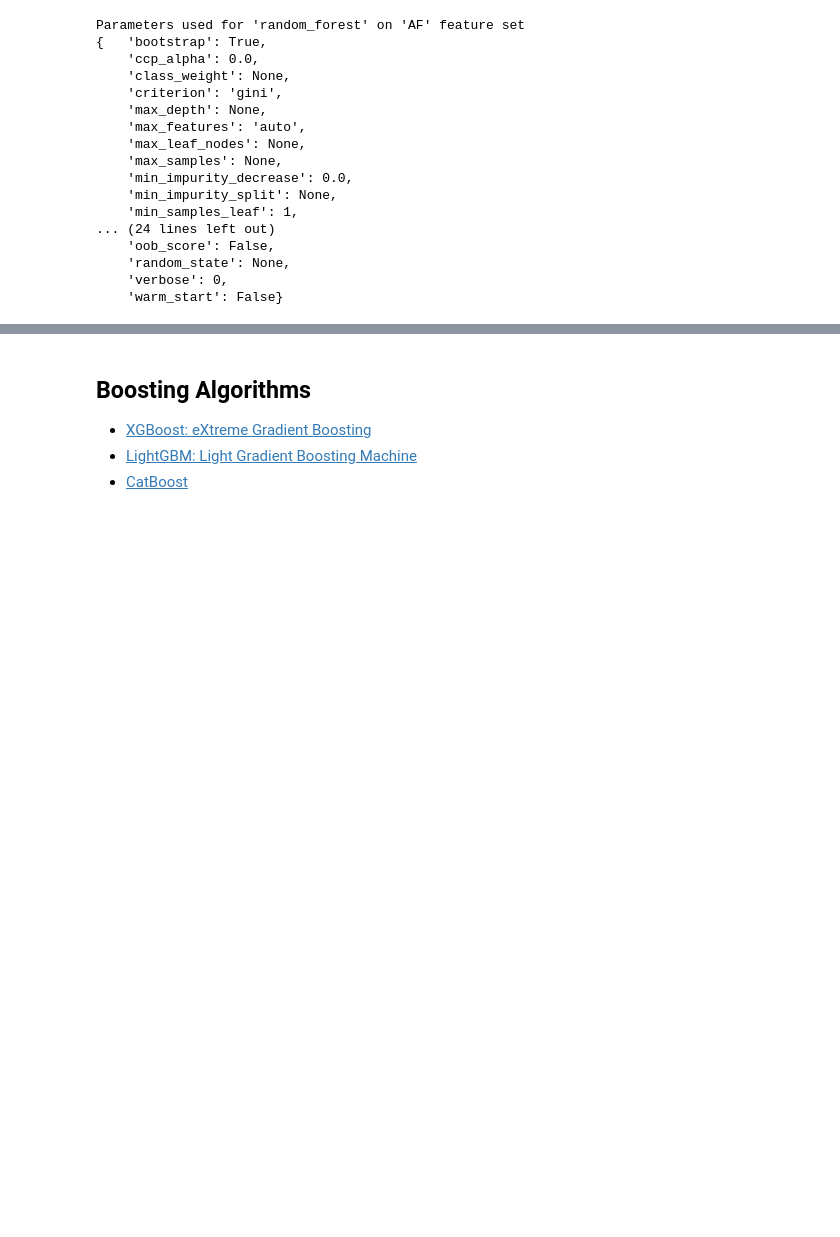
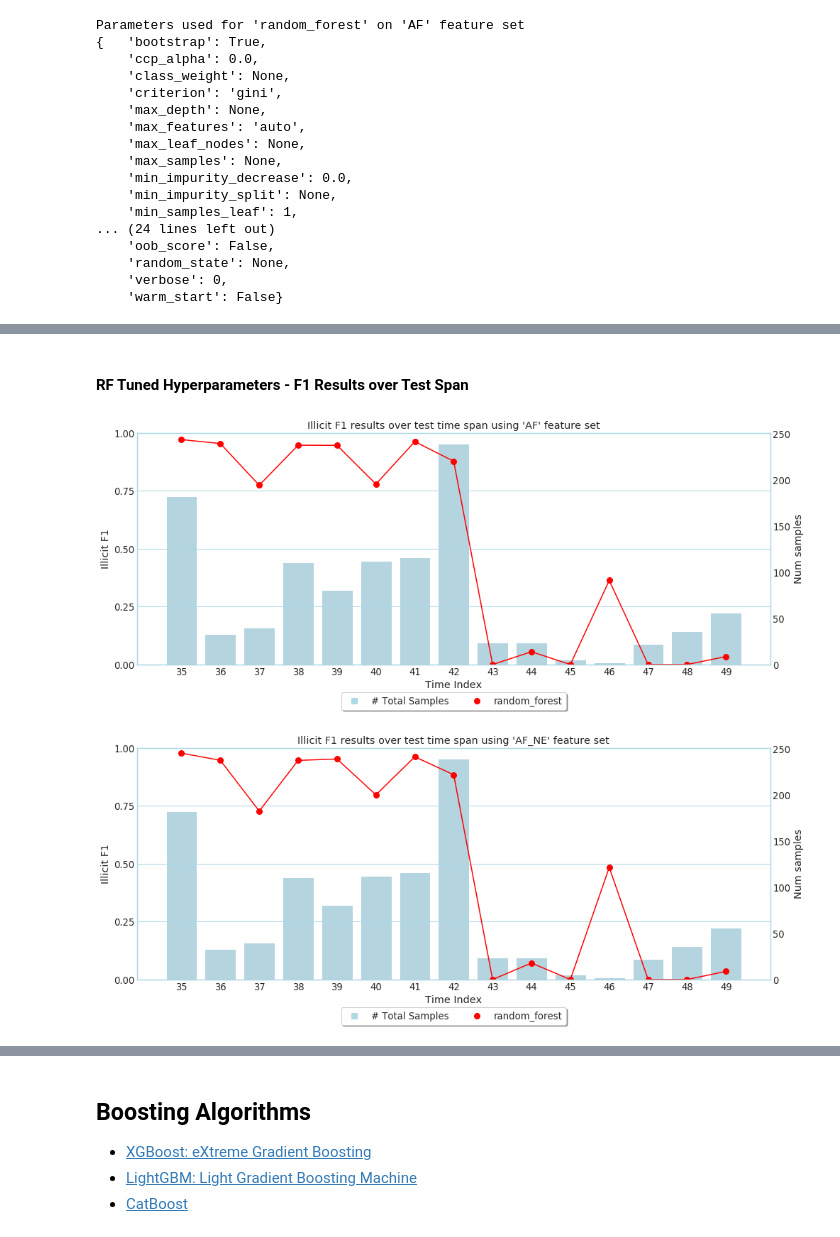
Before and after one commit to achmand/aml-crypto-graph, a Jupyter notebook: src/2_experiment_results.ipynb, the cells around one changed output, grey strips where cells are left out. Cells and saved outputs as stored; diff of their text form; code cells hidden in the pictures; blank space fills up the shorter version.

```diff
--- a/src/2_experiment_results.ipynb
+++ b/src/2_experiment_results.ipynb
@@ -166,0 +232,7 @@ Parameters used for 'random_forest' on 'AF' feature set
+# %% [markdown]
+####  RF Tuned Hyperparameters - F1 Results over Test Span
+# %%
+elliptic_time_indexed_results(benchmark_tuned_results)
+# %% [output]
+[figure, added]
+[figure, added]
```
Also changed, not shown: parts of 15 cells of this notebook, 2 other files.
